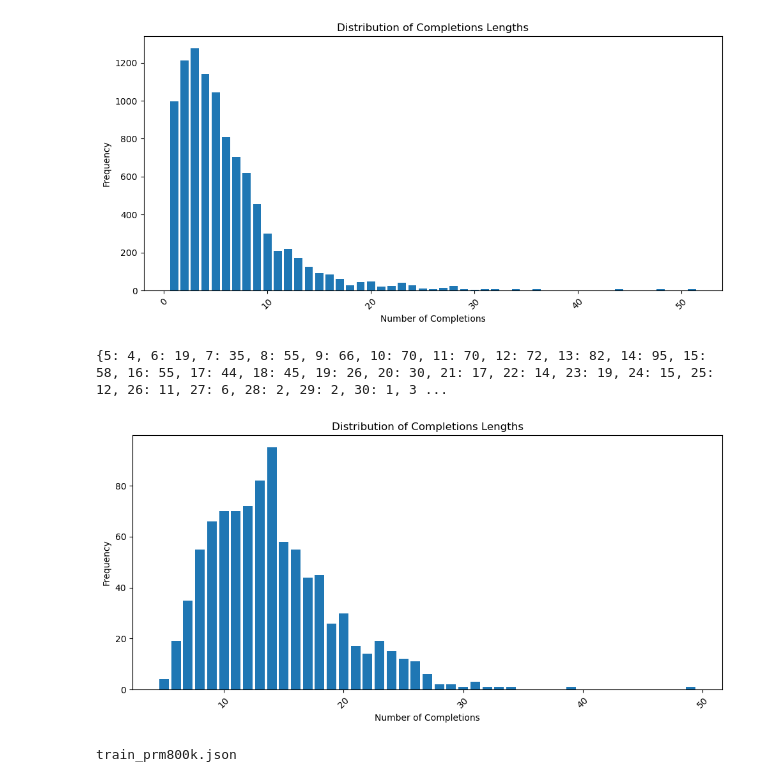
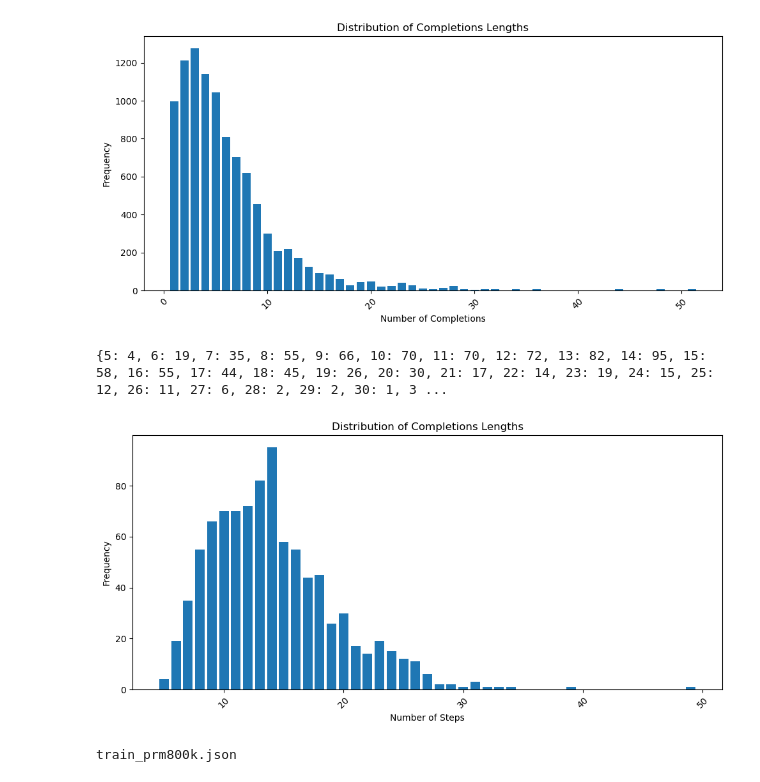
Before and after one commit to FrozenWolf-Cyber/Math-PRM, a Jupyter notebook: datagen.ipynb, the cells around one changed output. Drawn from its saved outputs; the diff is of its cells as text; code cells hidden in the pictures.

```diff
--- a/datagen.ipynb
+++ b/datagen.ipynb
@@ -1036,23 +1018,23 @@ for i in tqdm(dataset['train']['completions']):
 # %%
 from collections import Counter
 counter = Counter(lengths)
 
 ## sort the counter by key
 sorted_counter = dict(sorted(counter.items()))
 print(sorted_counter)
 
 import matplotlib.pyplot as plt
 plt.figure(figsize=(10, 5))
 plt.bar(sorted_counter.keys(), sorted_counter.values())
-plt.xlabel('Number of Completions')
+plt.xlabel('Number of Steps')
 plt.ylabel('Frequency')
 plt.title('Distribution of Completions Lengths')
 plt.xticks(rotation=45)
 plt.tight_layout()
 plt.show()
 # %% [output]
 {5: 4, 6: 19, 7: 35, 8: 55, 9: 66, 10: 70, 11: 70, 12: 72, 13: 82, 14: 95, 15: 58, 16: 55, 17: 44, 18: 45, 19: 26, 20: 30, 21: 17, 22: 14, 23: 19, 24: 15, 25: 12, 26: 11, 27: 6, 28: 2, 29: 2, 30: 1, 3 ...
-[figure, old version]
+[figure, new version]
 # %%
 !ls ~/Downloads | grep train_prm800k
 # %% [output]
```
Also changed, not shown: parts of 6 cells of this notebook, 1 other file.
